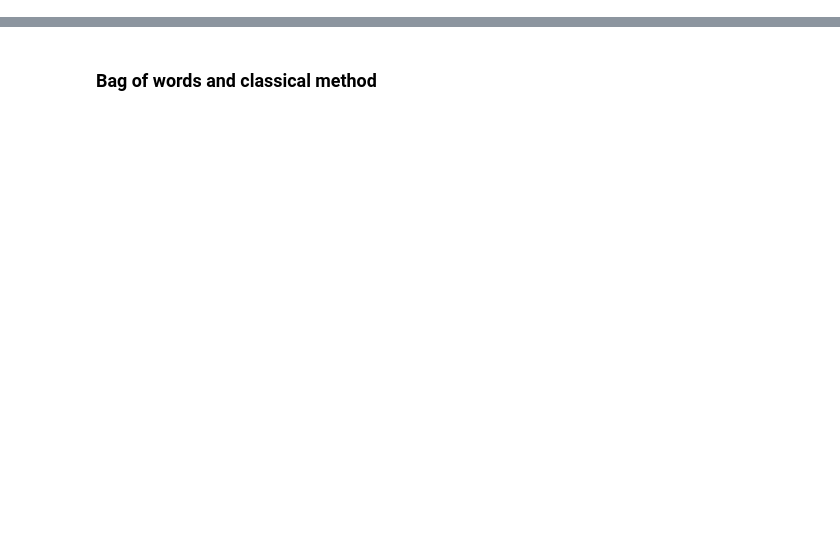
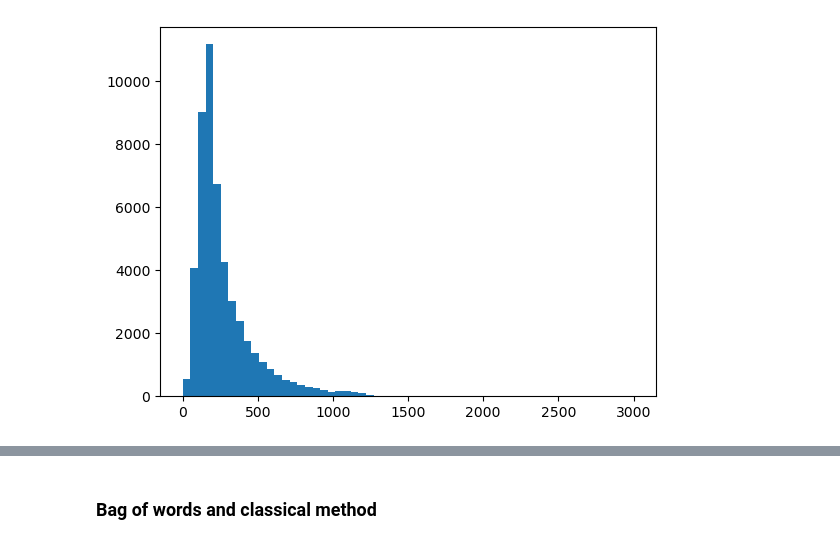
Before and after one commit to amfolity/SentimentAnalysis, a Jupyter notebook: MoviesSentimentAnalysisFinal.ipynb, the cells around one changed output, grey strips where cells are left out. Cells and saved outputs as stored; diff of their text form; code cells hidden in the pictures; blank space fills up the shorter version.

Commit message:
added histogram plot

```diff
--- a/MoviesSentimentAnalysisFinal.ipynb
+++ b/MoviesSentimentAnalysisFinal.ipynb
@@ -71,6 +71,11 @@ imdb_data['full_review_words'] = imdb_data['full_review_lower'].apply(wordPunctT
 imdb_data['full_review_glove'] = imdb_data.full_review_words.apply(lambda x : sentence_to_glove(x))
 imdb_data['full_review_words_special'] = imdb_data.full_review_lower.apply(lambda x : remove_special_characters(x))
 word_to_idx = word_to_idx_func()
+# %%
+plt.hist(imdb_data.full_review_words_idx.apply(lambda x: len(x)), bins = np.linspace(0, 3000,60))
+plt.show()
+# %% [output]
+[figure, added]
 # %%
 from sklearn.model_selection import train_test_split
 random_state = np.random.RandomState(192)
```
Also changed, not shown: parts of 32 cells of this notebook.
